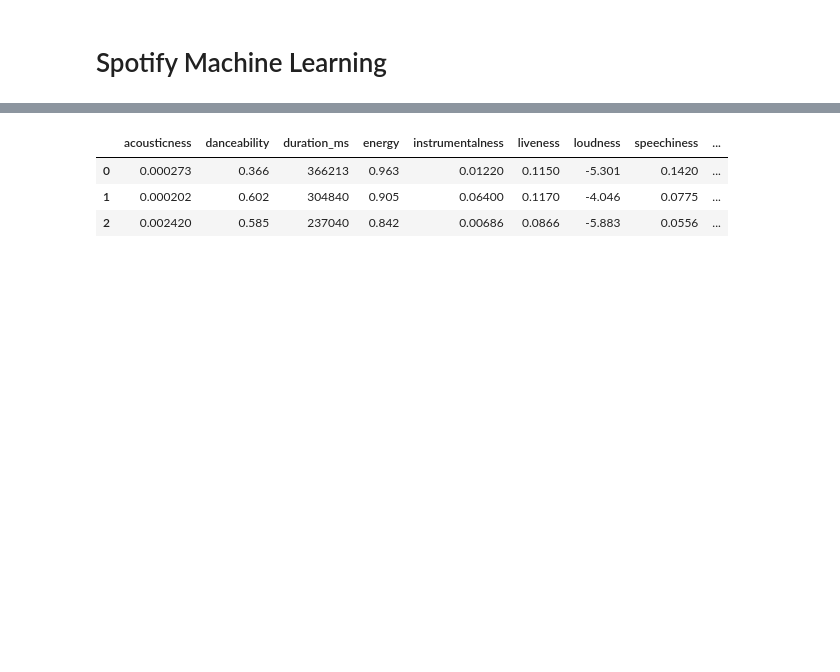
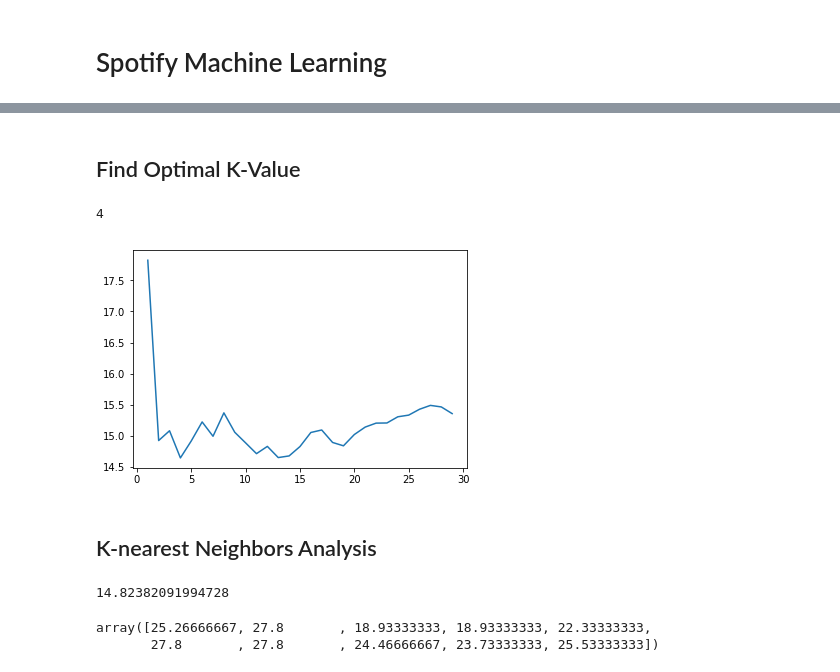
Before and after one commit to snekiam/SLOHacks, a Jupyter notebook: ml/Machine Learning.ipynb, the cells around one changed output, grey strips where cells are left out. Drawn from its saved outputs; the diff is of its cells as text; code cells hidden in the pictures; blank space fills up the shorter version.

```diff
--- a/ml/Machine Learning.ipynb
+++ b/ml/Machine Learning.ipynb
@@ -88 +74,53 @@ Assume all attributes of are equal weight initially.
+# %%
+X_train = train[['acousticness', 'danceability', 'energy', 'instrumentalness', 'liveness', 'loudness', 'speechiness', 'valence']]
+y_train = train['rank']
+X_test = test[['acousticness', 'danceability', 'energy', 'instrumentalness', 'liveness', 'loudness', 'speechiness', 'valence']]
+y_test = test['rank']
+# %%
+# this it the API's way of standardizing the data into scalar form
+scaler = StandardScaler()
+
+# This determines which data set to standardize with respect to.
+scaler.fit(X_train)
+
+# Now we need to standardize both the training and test sets with
+# respect to the training data.
+X_train_std = scaler.transform(X_train)
+X_test_std = scaler.transform(X_test)
+# %% [markdown]
+## Find Optimal K-Value
+# %%
+def get_Kneighbors_test_error(k):
+    scaler = StandardScaler()
+    model = KNeighborsRegressor(n_neighbors=k)
+    pipeline = Pipeline([('transform', scaler), ('fit', model)])
+    return np.sqrt(np.abs(cross_val_score(pipeline, X_train, y_train, cv=10, scoring="neg_mean_squared_error").mean()))
+# %%
+ks = pd.Series(range(1, 30, 1))
+ks.index = ks
+
+k_cross_val = ks.apply(get_Kneighbors_test_error)
+# %%
+k_cross_val.plot()
+k_cross_val.idxmin()
+# %% [output]
+4
+[figure, added]
+# %% [markdown]
+## K-nearest Neighbors Analysis
+# %%
+scaler = StandardScaler()
+model = KNeighborsRegressor(n_neighbors=15)
+pipeline = Pipeline([('transform', scaler), ('fit', model)])
+np.sqrt(np.abs(cross_val_score(pipeline, X_train, y_train, cv=10, scoring="neg_mean_squared_error").mean()))
+# %% [output]
+14.82382091994728
+# %%
+model.fit(X_train, y_train)
+
+y_test_pred = model.predict(X_test)
+y_test_pred
+# %% [output]
+array([25.26666667, 27.8       , 18.93333333, 18.93333333, 22.33333333,
+       27.8       , 27.8       , 24.46666667, 23.73333333, 25.53333333])
 # %%
@@ -90,7 +127,0 @@ three_songs_train = three_songs[['acousticness', 'danceability', 'duration_ms',
-# %%
-three_songs_train
-# %% [output]
-|  | acousticness | danceability | duration_ms | energy | instrumentalness | liveness | loudness | speechiness | ... |
-| 0 | 0.000273 | 0.366 | 366213 | 0.963 | 0.01220 | 0.1150 | -5.301 | 0.1420 | ... |
-| 1 | 0.000202 | 0.602 | 304840 | 0.905 | 0.06400 | 0.1170 | -4.046 | 0.0775 | ... |
-| 2 | 0.002420 | 0.585 | 237040 | 0.842 | 0.00686 | 0.0866 | -5.883 | 0.0556 | ... |
```
Also changed, not shown: parts of 17 cells of this notebook.
